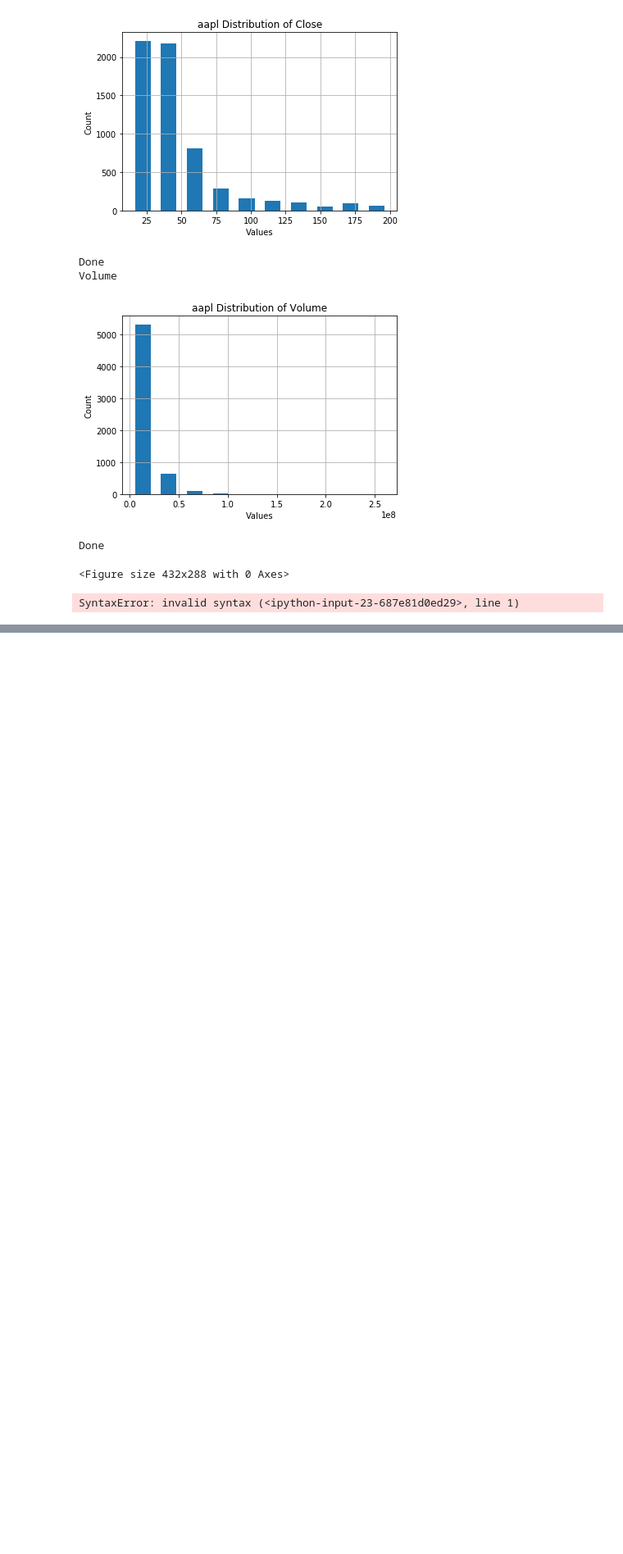
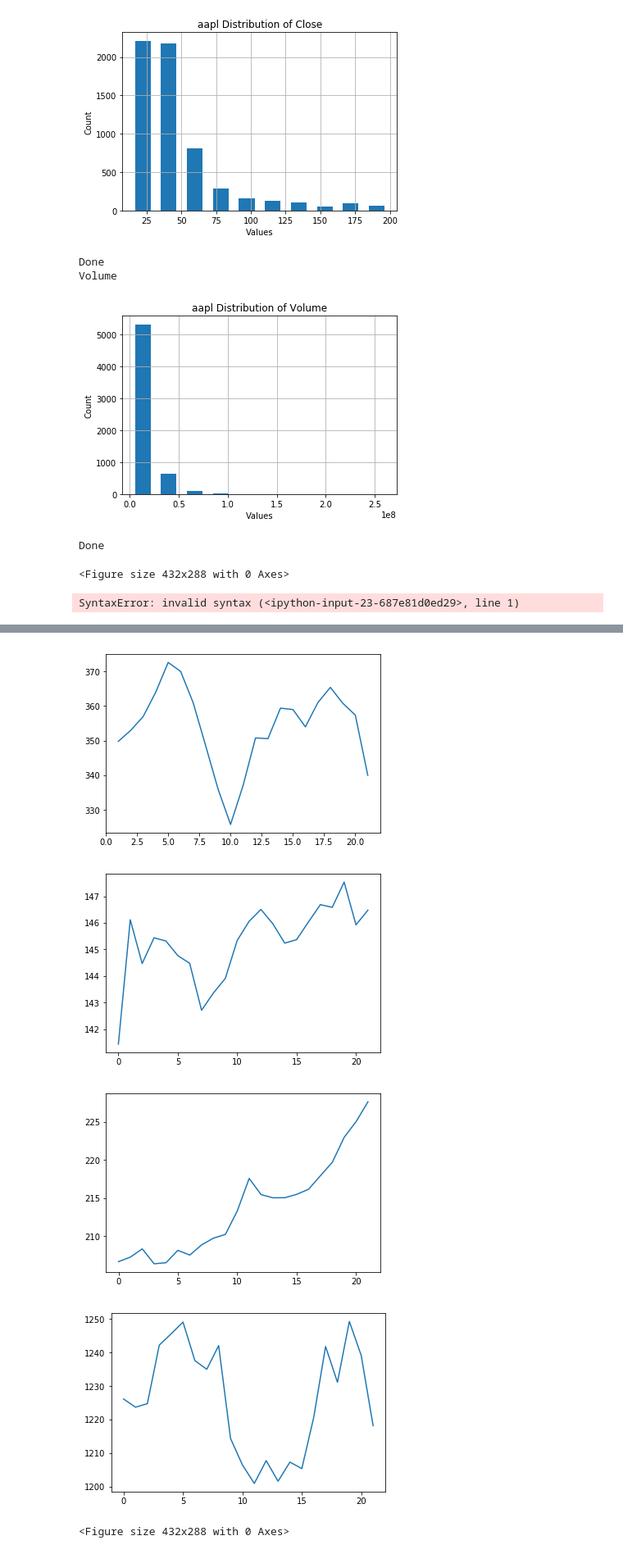
Before and after one commit to Oadegbite/Projects, a Jupyter notebook: UdacityFinacialCourse/TestBox.ipynb, the cells around one changed output, grey strips where cells are left out. Shown: that part at 82% size. Cells and saved outputs as stored; diff of their text form; code cells hidden in the pictures; blank space fills up the shorter version.

```diff
--- a/UdacityFinacialCourse/TestBox.ipynb
+++ b/UdacityFinacialCourse/TestBox.ipynb
@@ -103,0 +155,16 @@ df = pd.read_csv("q")
+# %%
+def get_plot(symbol,cat):
+    df = pd.read_csv("{}.csv".format(symbol))
+    df[cat].plot()
+    plt.show()
+# %%
+get_plot("0700.HK",'Adj Close')
+get_plot("IBM",'Adj Close')
+get_plot("AAPL",'Adj Close')
+get_plot("GOOG",'Adj Close')
+# %% [output]
+[figure, added]
+[figure, added]
+[figure, added]
+[figure, added]
+<Figure size 432x288 with 0 Axes>
```
Also changed, not shown: parts of 7 cells of this notebook.
